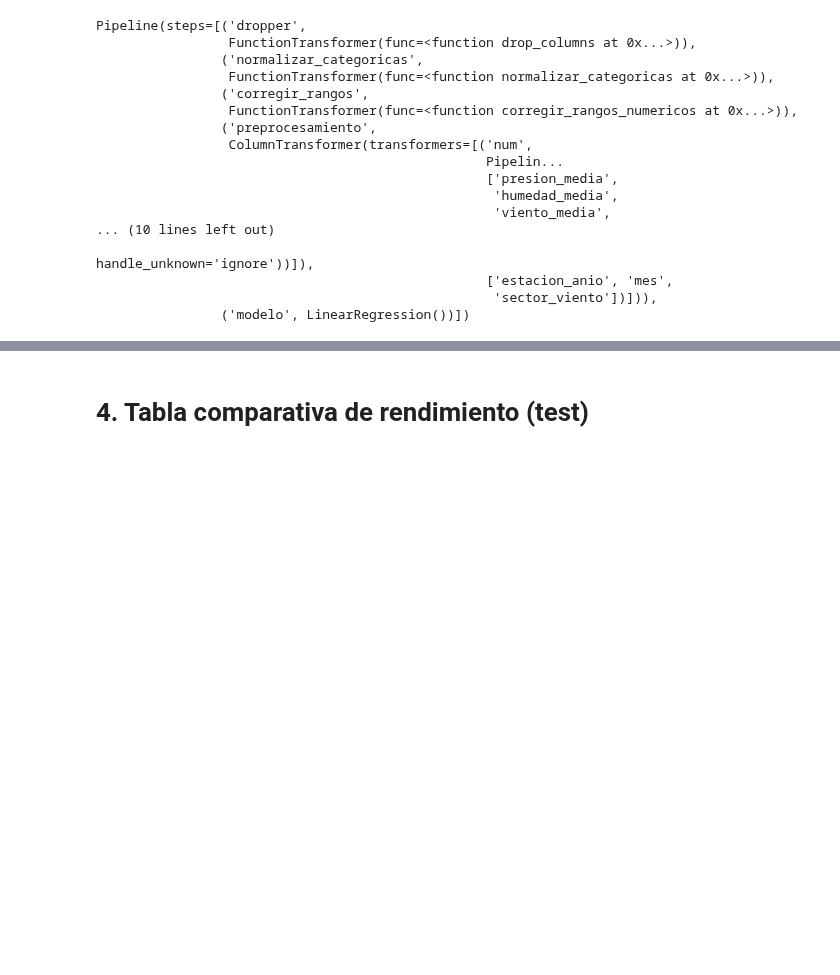
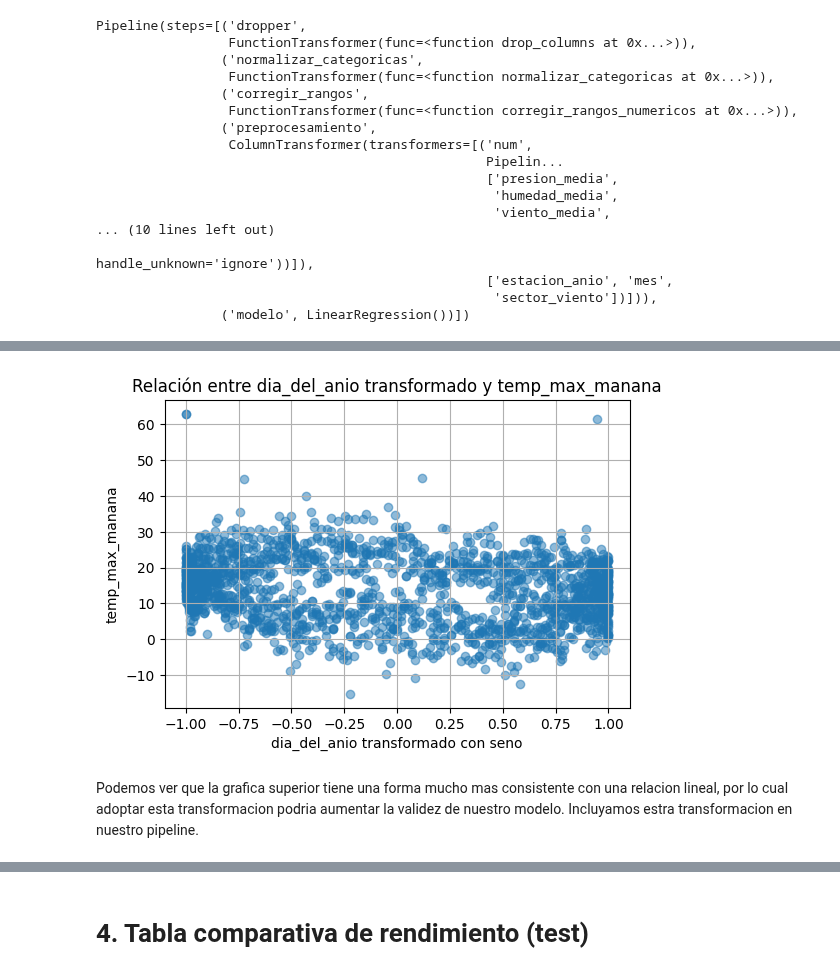
Before and after one commit to Fercho0506/LABS_MACHINE, a Jupyter notebook: LAB_1/Laboratorio_1_Puntos_1a4_ejecutado.ipynb, the cells around one changed output, grey strips where cells are left out. Saved outputs shown, nothing was run; the diff lists cells and outputs as text; code cells hidden in the pictures; blank space fills up the shorter version.

```diff
--- a/LAB_1/Laboratorio_1_Puntos_1a4_ejecutado.ipynb
+++ b/LAB_1/Laboratorio_1_Puntos_1a4_ejecutado.ipynb
@@ -707,0 +740,13 @@ Modelo 2 (variables reducidas, mediana, sin escalado)
+# %%
+#grafica entre dia del año transformada con seno y temp_max_manana
+plt.figure(figsize=(6, 4))
+plt.scatter(np.sin(2 * np.pi * X_train["dia_del_anio"] / 365), y_train, alpha=0.5)
+plt.title(f'Relación entre {"dia_del_anio"} transformado y {target}')
+plt.xlabel("dia_del_anio transformado con seno")
+plt.ylabel(target)
+plt.grid()
+plt.show()
+# %% [output]
+[figure, added]
+# %% [markdown]
+Podemos ver que la grafica superior tiene una forma mucho mas consistente con una relacion lineal, por lo cual adoptar esta transformacion podria aumentar la validez de nuestro modelo. Incluyamos estra transformacion en nuestro pipeline.
```
Also changed, not shown: parts of 16 cells of this notebook.
